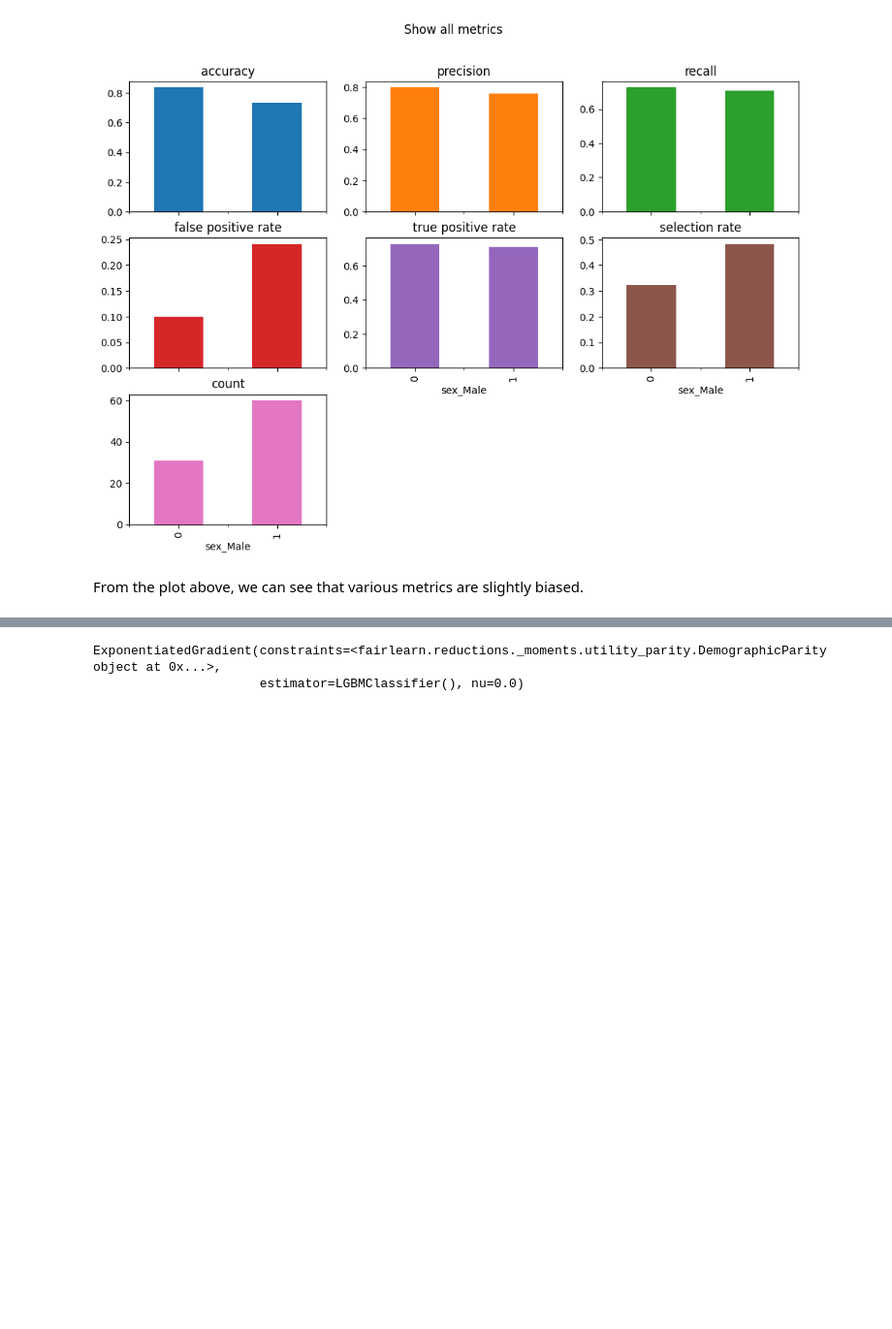
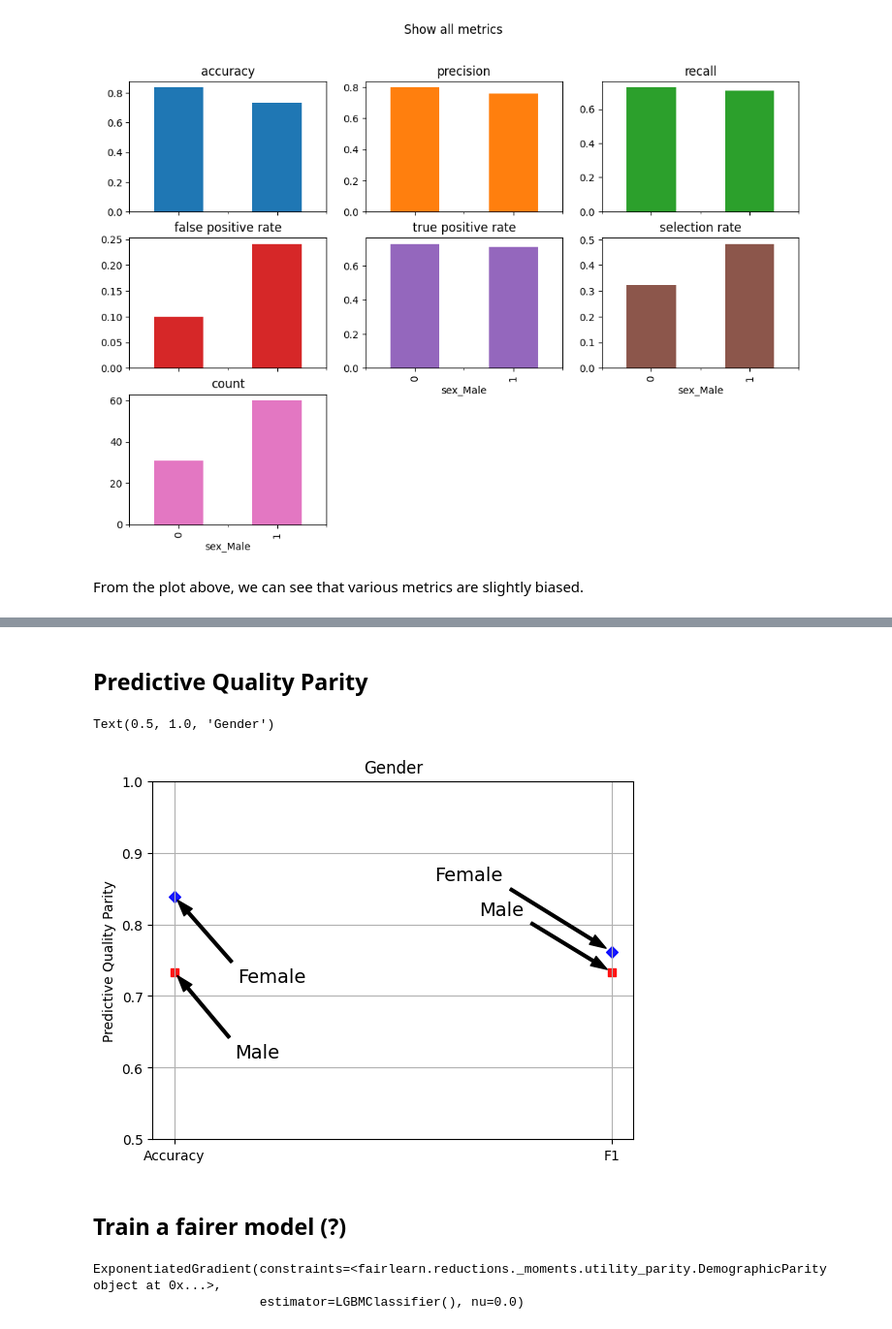
Before and after one commit to joofio/xai-workshop, a Jupyter notebook: 5.bias/5.ipynb, the cells around one changed output, grey strips where cells are left out. Shown at 97% size. Saved outputs shown, nothing was run; the diff lists cells and outputs as text; code cells hidden in the pictures; blank space fills up the shorter version.

```diff
--- a/5.bias/5.ipynb
+++ b/5.bias/5.ipynb
@@ -61,7 +65,9 @@ Name: target, dtype: int64
 #One-Hot Encode the categorical features
 df = pd.get_dummies(df, columns = ['sex', 'chest_pain_type', 'fasting_blood_sugar', 'rest_ecg','exercise_induced_angina', 'slope', 'vessels_colored_by_flourosopy', 'thalassemia'],drop_first = True )
 # %%
-X_train, X_test, y_train, y_test = train_test_split(df.drop('target', axis = 1), df['target'], train_size = 0.7, random_state = 42,stratify = df['target'] )
+X=df.drop('target', axis = 1)
+y=df['target']
+X_train, X_test, y_train, y_test = train_test_split(X,y , train_size = 0.7, random_state = 42,stratify = df['target'] )
 # %%
 clf = LGBMClassifier()
 clf.fit(X_train, y_train)
@@ -131,0 +286,2 @@ From the plot above, we can see that various metrics are slightly biased.
+# %% [markdown]
+## Predictive Quality Parity
@@ -132,3 +290,36 @@ From the plot above, we can see that various metrics are slightly biased.
+# %%
+acc_male = accuracy_score(y_male_test, y_pred_male_test)
+acc_female = accuracy_score(y_female_test, y_pred_female_test)
+
+f1_male = f1_score(y_male_test, y_pred_male_test)
+f1_female = f1_score(y_female_test, y_pred_female_test)
+# %%
+f, ax = plt.subplots()
+male_sc = plot_scatter([acc_male, f1_male],
+                       'Male',
+                       ax=ax,
+                       xticklabels=['Accuracy', 'F1'],
+                       marker='s',
+                       color='r',
+                       xoffsets=[0.24, -0.2],
+                       yoffsets=[-0.1, 0.1])
+female_sc = plot_scatter([acc_female, f1_female],
+                         'Female',
+                         ax=ax,
+                         xticklabels=['Accuracy', 'F1'],
+                         marker='D',
+                         color='b',
+                         xoffsets=[0.3, -0.25],
+                         yoffsets=[-0.1, 0.12])
+ax.set_ylabel('Predictive Quality Parity');
+ax.set_ylim([0.5, 1.0])
+
+ax.set_title('Gender')
+# %% [output]
+Text(0.5, 1.0, 'Gender')
+[figure, added]
+# %% [markdown]
+## Train a fairer model (?)
 # %%
 np.random.seed(42)
 constraint = DemographicParity()
```
Also changed, not shown: parts of 18 cells of this notebook, 3 other files.
